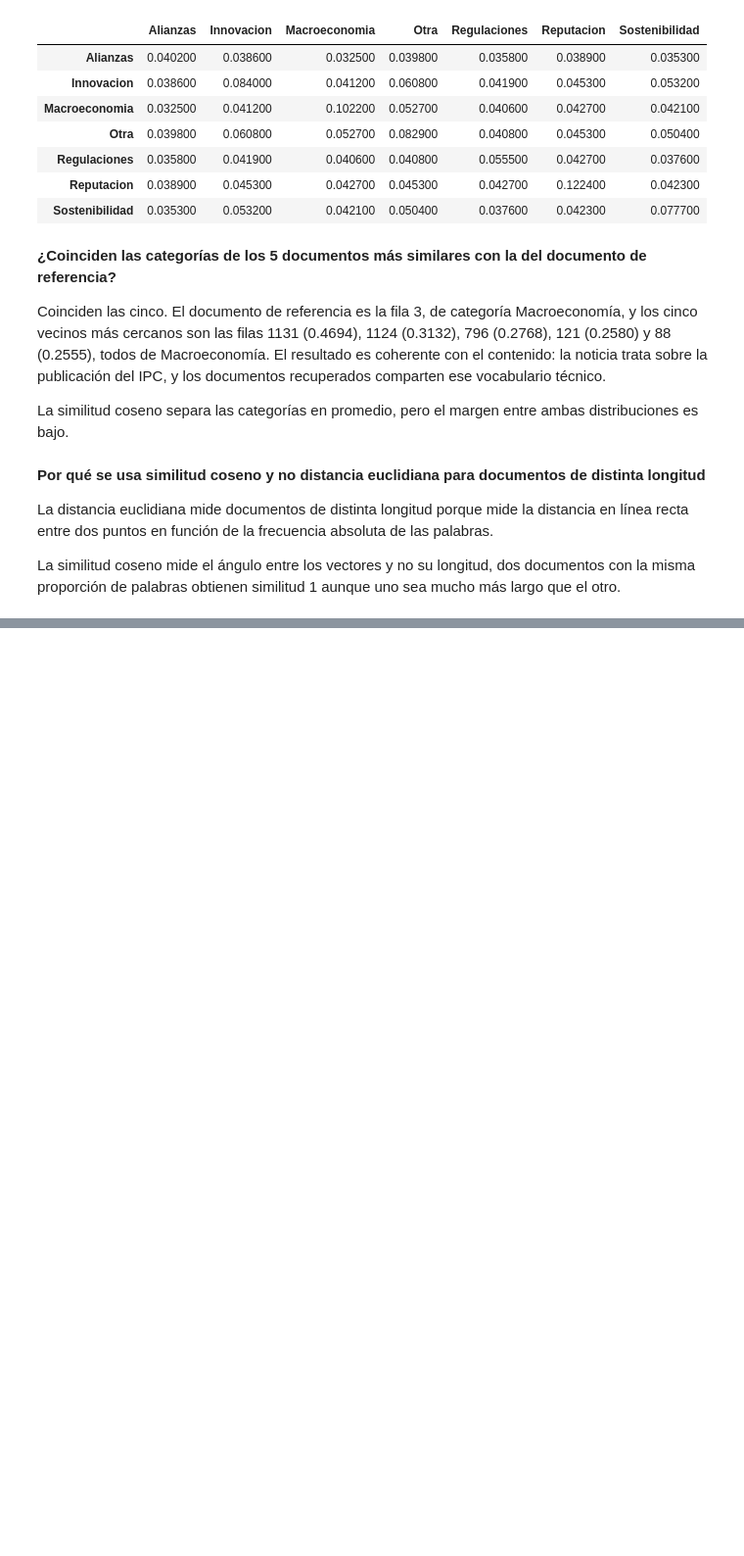
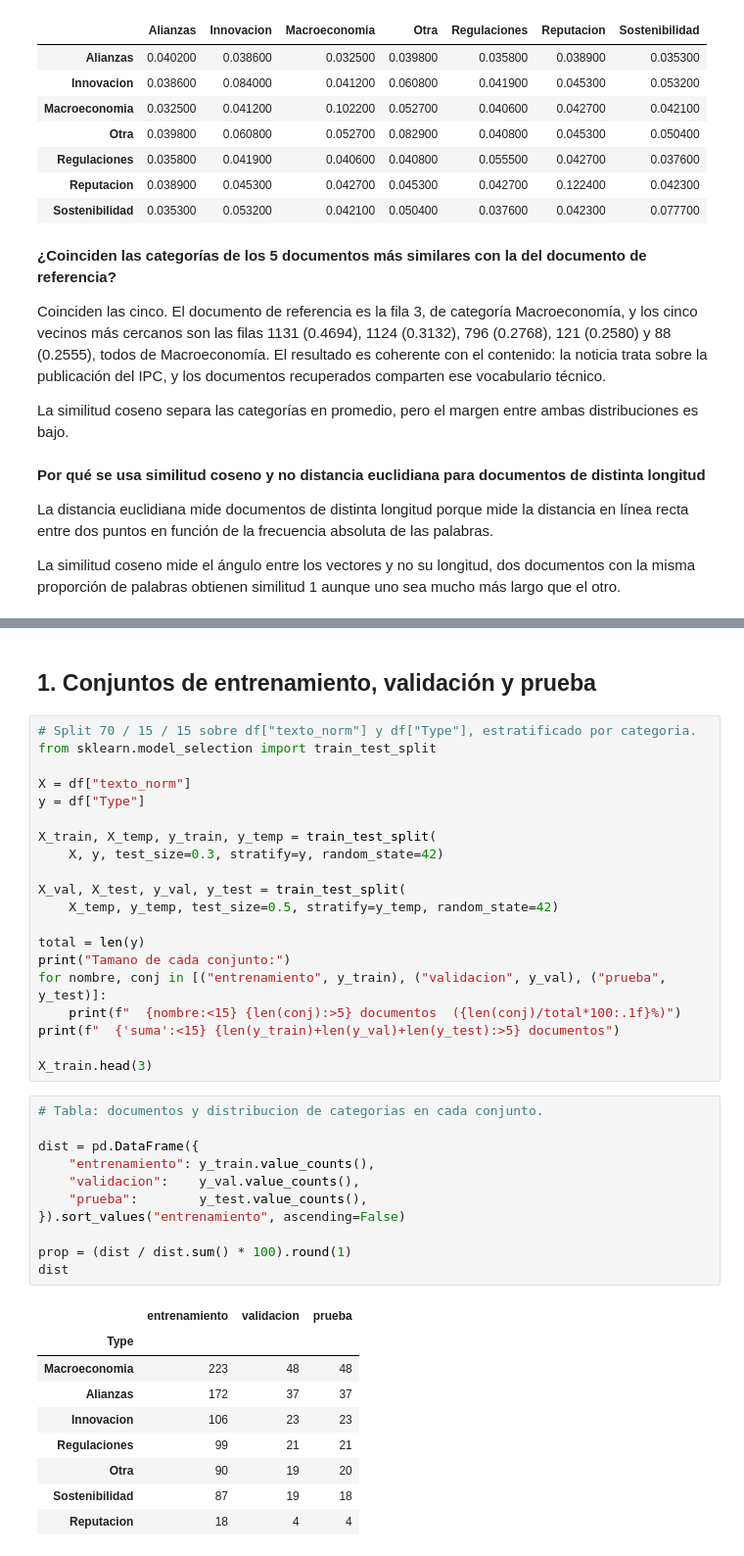
Before and after one commit to George11Albadr/Natural_Language_Processing, a Jupyter notebook: Lab#1/Laboratorio1y2.ipynb, the cells around one changed output, grey strips where cells are left out. Shown at 98% size. Drawn from its saved outputs; the diff is of its cells as text; blank space fills up the shorter version.

```diff
--- a/Lab#1/Laboratorio1y2.ipynb
+++ b/Lab#1/Laboratorio1y2.ipynb
@@ -1201,0 +1207,43 @@ otro.
+# %% [markdown]
+## 1. Conjuntos de entrenamiento, validación y prueba
+# %%
+# Split 70 / 15 / 15 sobre df["texto_norm"] y df["Type"], estratificado por categoria.
+from sklearn.model_selection import train_test_split
+
+X = df["texto_norm"]
+y = df["Type"]
+
+X_train, X_temp, y_train, y_temp = train_test_split(
+    X, y, test_size=0.3, stratify=y, random_state=42)
+
+X_val, X_test, y_val, y_test = train_test_split(
+    X_temp, y_temp, test_size=0.5, stratify=y_temp, random_state=42)
+
+total = len(y)
+print("Tamano de cada conjunto:")
+for nombre, conj in [("entrenamiento", y_train), ("validacion", y_val), ("prueba", y_test)]:
+    print(f"  {nombre:<15} {len(conj):>5} documentos  ({len(conj)/total*100:.1f}%)")
+print(f"  {'suma':<15} {len(y_train)+len(y_val)+len(y_test):>5} documentos")
+
+X_train.head(3)
+# %%
+# Tabla: documentos y distribucion de categorias en cada conjunto.
+
+dist = pd.DataFrame({
+    "entrenamiento": y_train.value_counts(),
+    "validacion":    y_val.value_counts(),
+    "prueba":        y_test.value_counts(),
+}).sort_values("entrenamiento", ascending=False)
+
+prop = (dist / dist.sum() * 100).round(1)
+dist
+# %% [output]
+|  | entrenamiento | validacion | prueba |
+| Type |  |  |  |
+| Macroeconomia | 223 | 48 | 48 |
+| Alianzas | 172 | 37 | 37 |
+| Innovacion | 106 | 23 | 23 |
+| Regulaciones | 99 | 21 | 21 |
+| Otra | 90 | 19 | 20 |
+| Sostenibilidad | 87 | 19 | 18 |
+| Reputacion | 18 | 4 | 4 |
```
Also changed, not shown: parts of 4 cells of this notebook.
